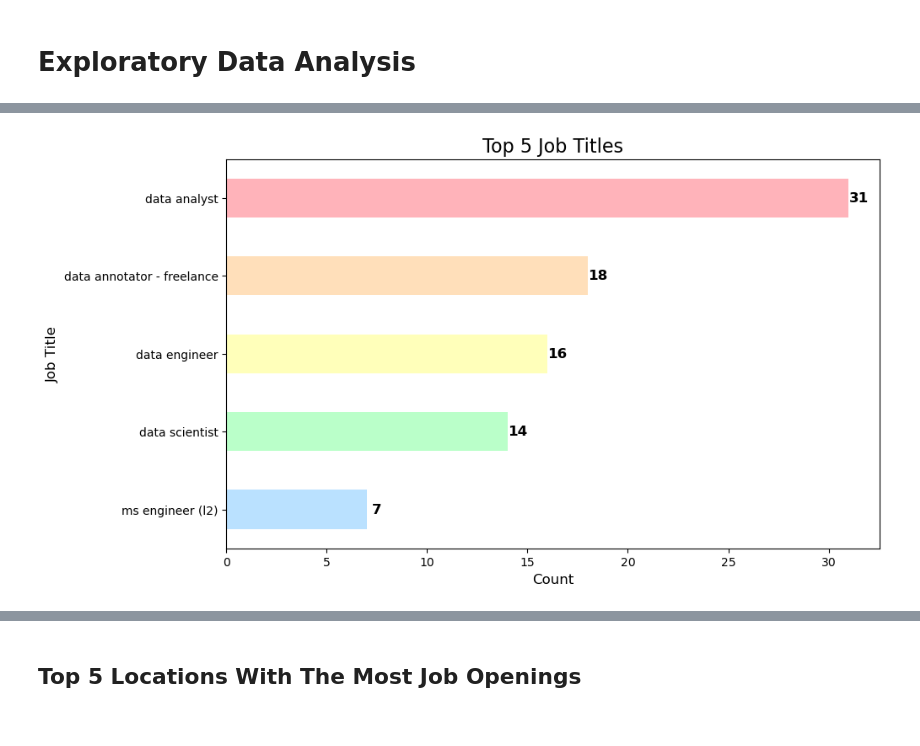
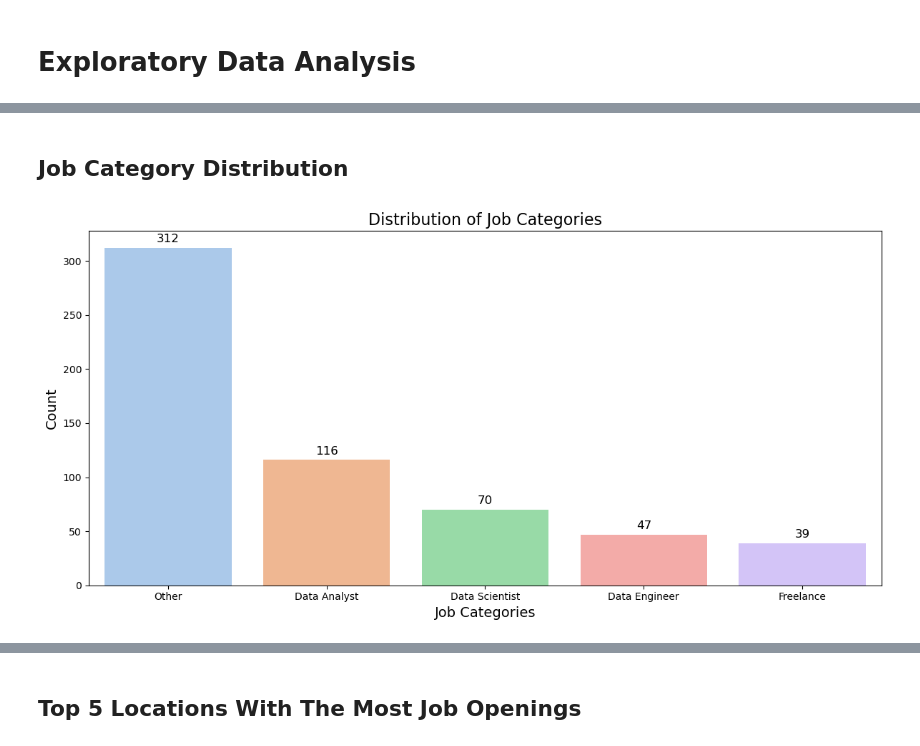
Before and after one commit to rsakadewa7/p2-hck-022-final-project-group-03, a Jupyter notebook: exploratory_data_analysis.ipynb, the cells around one changed output, grey strips where cells are left out. Saved outputs shown, nothing was run; the diff lists cells and outputs as text; code cells hidden in the pictures.

```diff
--- a/exploratory_data_analysis.ipynb
+++ b/exploratory_data_analysis.ipynb
@@ -33,25 +35,2 @@ df.head()
-# %%
-# Get the top 5 companies by job count
-top_5_job_titles = df['job_title'].value_counts().head()
-
-# Sort the job titles by count in descending order
-top_5_job_titles = top_5_job_titles.sort_values()
-
-# Plot the top 5 job titles as a horizontal bar chart
-plt.figure(figsize=(10, 6))
-ax = top_5_job_titles.plot(kind='barh', color=['#bae1ff', '#baffc9', '#ffffba', '#ffdfba', '#ffb3ba'])
-
-# Add title and labels
-plt.title('Top 5 Job Titles', fontsize=16)
-plt.xlabel('Count', fontsize=12)
-plt.ylabel('Job Title', fontsize=12)
-
-# Add annotation
-for i in ax.patches:
-    plt.text(i.get_width() + 0.5, i.get_y() + i.get_height() / 2, str(int(i.get_width())),
-             fontsize=12, fontweight='bold', ha='center', va='center')
-
-# Show plot
-plt.show()
-# %% [output]
-[figure, removed]
+# %% [markdown]
+## Job Category Distribution
@@ -57,0 +74,24 @@ plt.show()
+# %%
+# Hitung jumlah setiap kategori
+category_summary = df['job_category'].value_counts()
+
+# Setup ukuran plot
+plt.figure(figsize=(12, 6))
+
+# Membuat bar chart dengan hue dan tanpa legend
+sns.barplot(x=category_summary.index, y=category_summary.values, palette="pastel", hue=category_summary.index, dodge=False, legend=False)
+
+# Menambahkan label jumlah di atas setiap bar
+for i, count in enumerate(category_summary.values):
+    plt.text(i, count + 5, str(count), ha='center', fontsize=12)
+
+# Judul dan label
+plt.title('Distribution of Job Categories', fontsize=16)
+plt.xlabel('Job Categories', fontsize=14)
+plt.ylabel('Count', fontsize=14)
+
+# Rotate x-axis labels jika panjang
+plt.tight_layout()
+plt.show()
+# %% [output]
+[figure, added]
```
Also changed, not shown: parts of 9 cells of this notebook, 2 other files.
